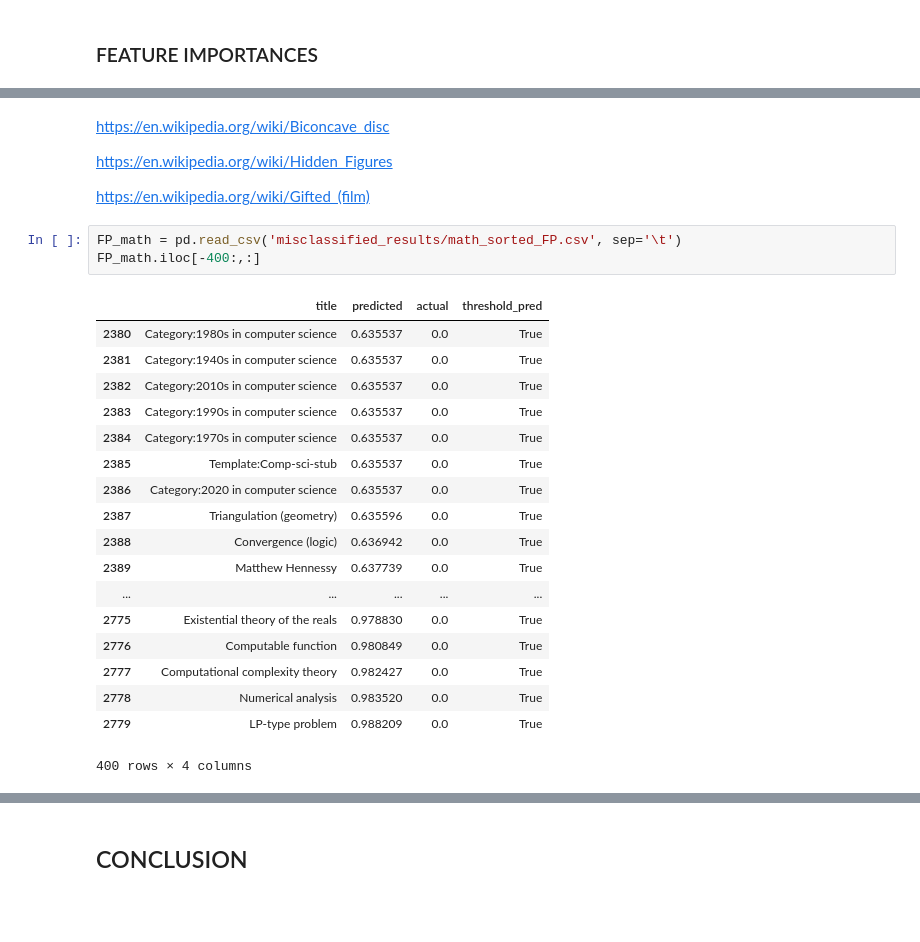
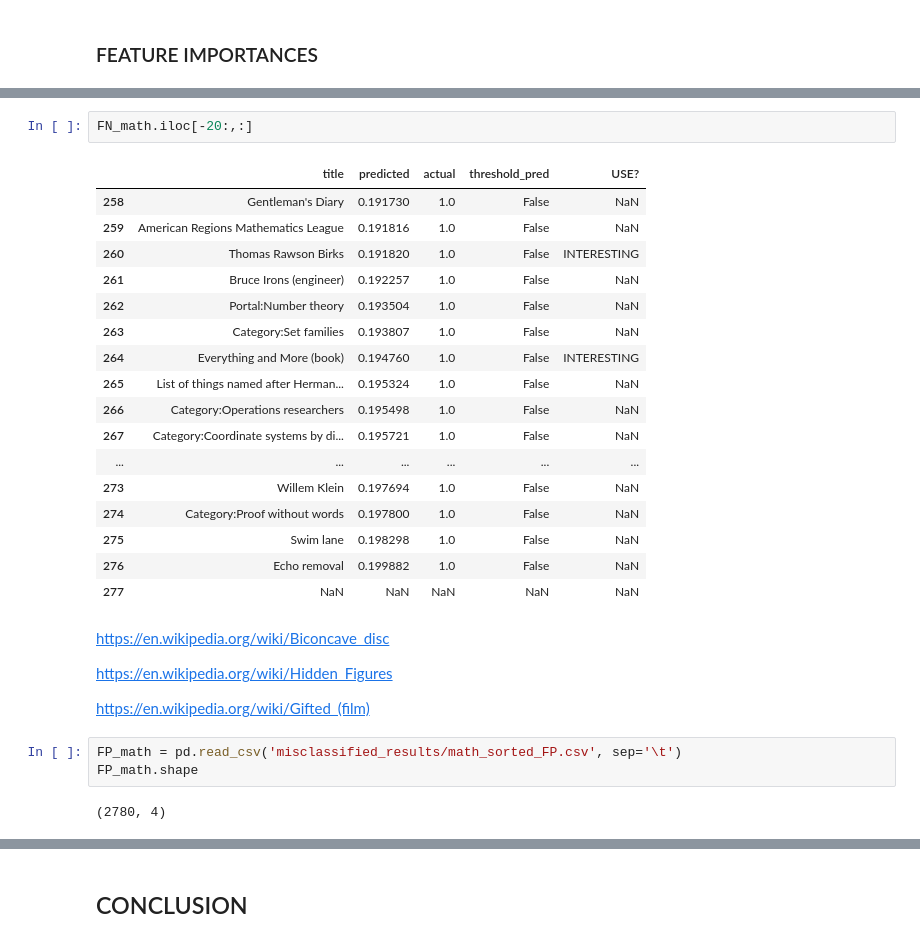
Before and after one commit to jakubsvec001/root_directory, a Jupyter notebook: PRESENTATION.ipynb, the cells around one changed output, grey strips where cells are left out. Cells and saved outputs as stored; diff of their text form; blank space fills up the shorter version.

```diff
--- a/PRESENTATION.ipynb
+++ b/PRESENTATION.ipynb
@@ -153,3 +248,23 @@ FN_math
+# %%
+FN_math.iloc[-20:,:]
+# %% [output]
+|  | title | predicted | actual | threshold_pred | USE? |
+| 258 | Gentleman's Diary | 0.191730 | 1.0 | False | NaN |
+| 259 | American Regions Mathematics League | 0.191816 | 1.0 | False | NaN |
+| 260 | Thomas Rawson Birks | 0.191820 | 1.0 | False | INTERESTING |
+| 261 | Bruce Irons (engineer) | 0.192257 | 1.0 | False | NaN |
+| 262 | Portal:Number theory | 0.193504 | 1.0 | False | NaN |
+| 263 | Category:Set families | 0.193807 | 1.0 | False | NaN |
+| 264 | Everything and More (book) | 0.194760 | 1.0 | False | INTERESTING |
+| 265 | List of things named after Herman... | 0.195324 | 1.0 | False | NaN |
+| 266 | Category:Operations researchers | 0.195498 | 1.0 | False | NaN |
+| 267 | Category:Coordinate systems by di... | 0.195721 | 1.0 | False | NaN |
+| ... | ... | ... | ... | ... | ... |
+| 273 | Willem Klein | 0.197694 | 1.0 | False | NaN |
+| 274 | Category:Proof without words | 0.197800 | 1.0 | False | NaN |
+| 275 | Swim lane | 0.198298 | 1.0 | False | NaN |
+| 276 | Echo removal | 0.199882 | 1.0 | False | NaN |
+| 277 | NaN | NaN | NaN | NaN | NaN |
 # %% [markdown]
 https://en.wikipedia.org/wiki/Biconcave_disc
 
@@ -158,23 +273,6 @@ https://en.wikipedia.org/wiki/Hidden_Figures
 https://en.wikipedia.org/wiki/Gifted_(film)
 # %%
 FP_math = pd.read_csv('misclassified_results/math_sorted_FP.csv', sep='\t')
-FP_math.iloc[-400:,:]
+FP_math.shape
 # %% [output]
-|  | title | predicted | actual | threshold_pred |
-| 2380 | Category:1980s in computer science | 0.635537 | 0.0 | True |
-| 2381 | Category:1940s in computer science | 0.635537 | 0.0 | True |
-| 2382 | Category:2010s in computer science | 0.635537 | 0.0 | True |
-| 2383 | Category:1990s in computer science | 0.635537 | 0.0 | True |
-| 2384 | Category:1970s in computer science | 0.635537 | 0.0 | True |
-| 2385 | Template:Comp-sci-stub | 0.635537 | 0.0 | True |
-| 2386 | Category:2020 in computer science | 0.635537 | 0.0 | True |
-| 2387 | Triangulation (geometry) | 0.635596 | 0.0 | True |
-| 2388 | Convergence (logic) | 0.636942 | 0.0 | True |
-| 2389 | Matthew Hennessy | 0.637739 | 0.0 | True |
-| ... | ... | ... | ... | ... |
-| 2775 | Existential theory of the reals | 0.978830 | 0.0 | True |
-| 2776 | Computable function | 0.980849 | 0.0 | True |
-| 2777 | Computational complexity theory | 0.982427 | 0.0 | True |
-| 2778 | Numerical analysis | 0.983520 | 0.0 | True |
-| 2779 | LP-type problem | 0.988209 | 0.0 | True |
-400 rows × 4 columns
+(2780, 4)
```
Also changed, not shown: parts of 62 cells of this notebook.
